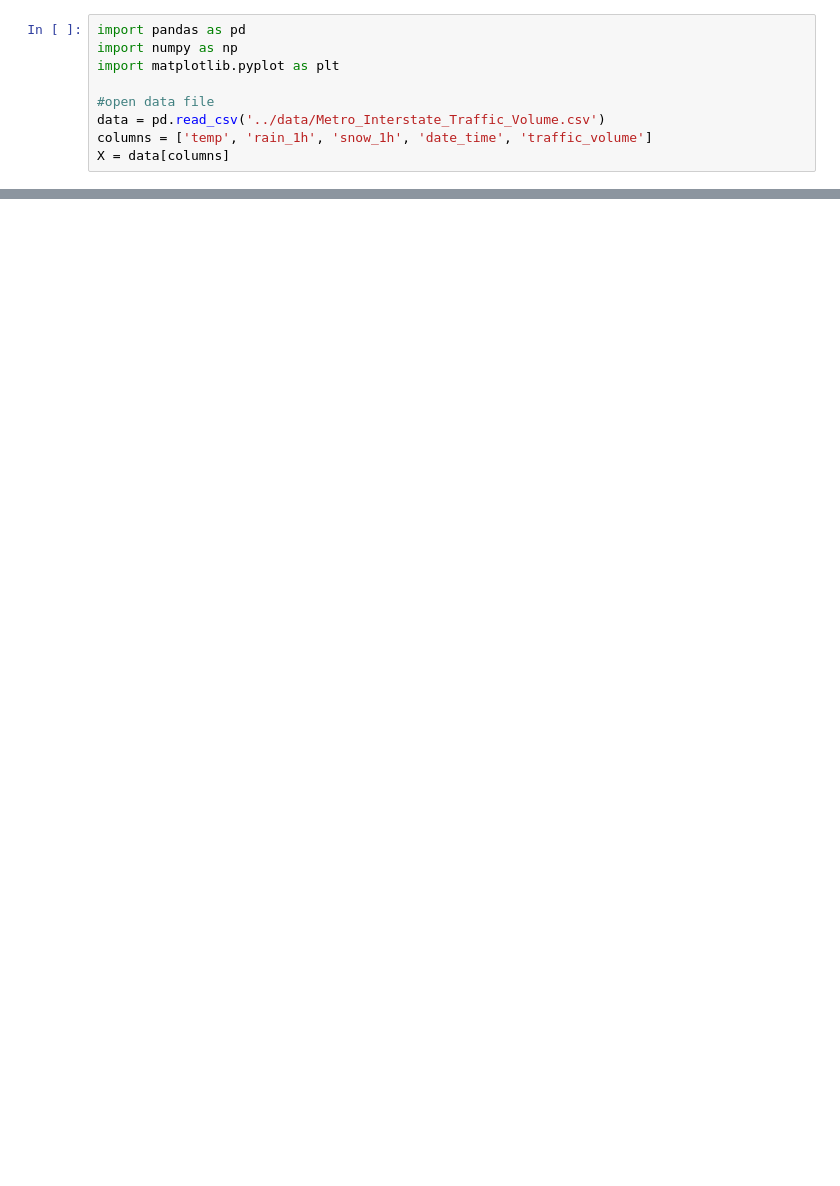
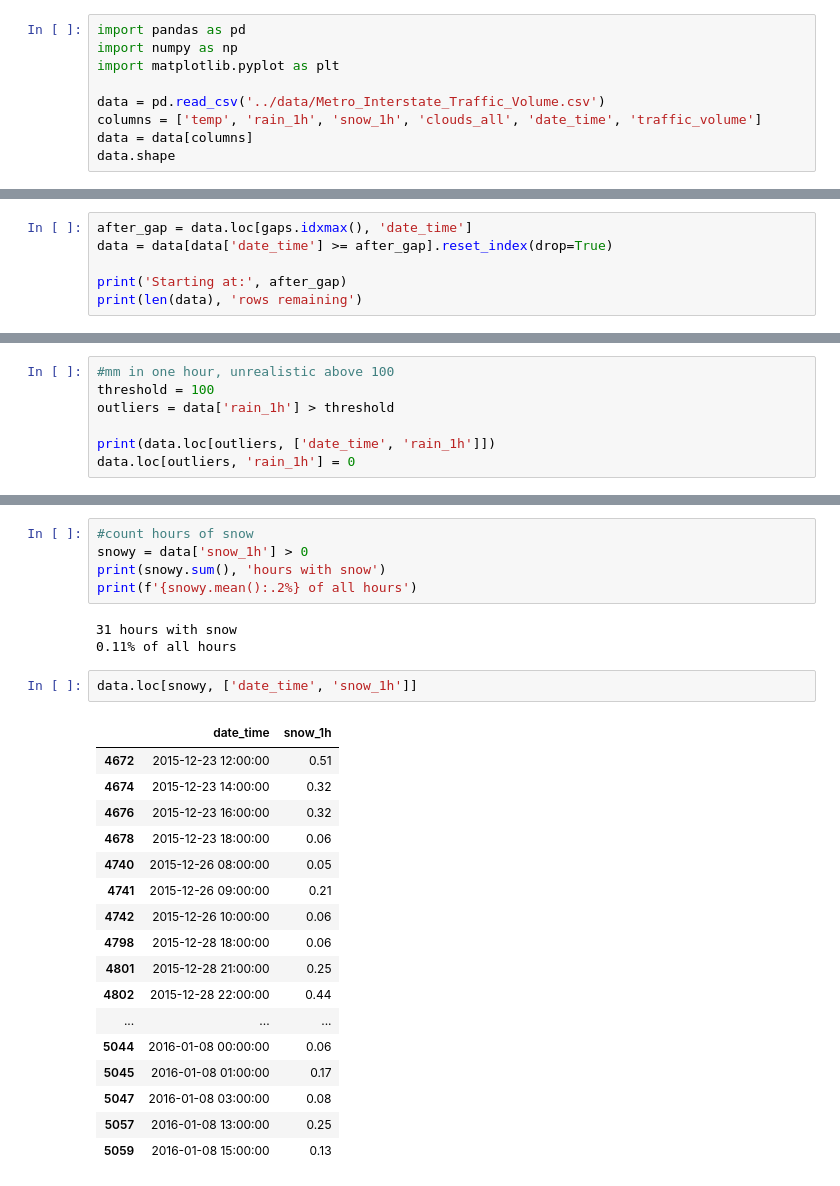
Before and after one commit to lalajalex/traffic-volume-prediction, a Jupyter notebook: notebooks/eda.ipynb, the cells around one changed output, grey strips where cells are left out. Drawn from its saved outputs; the diff is of its cells as text; blank space fills up the shorter version.

Commit message:
Completed data cleaning: temp, gap, duplicates, rain, snow, clouds, traffic volume

```diff
--- a/notebooks/eda.ipynb
+++ b/notebooks/eda.ipynb
@@ -3,7 +6,7 @@ import pandas as pd
 import numpy as np
 import matplotlib.pyplot as plt
 
-#open data file
 data = pd.read_csv('../data/Metro_Interstate_Traffic_Volume.csv')
-columns = ['temp', 'rain_1h', 'snow_1h', 'date_time', 'traffic_volume']
-X = data[columns]
+columns = ['temp', 'rain_1h', 'snow_1h', 'clouds_all', 'date_time', 'traffic_volume']
+data = data[columns]
+data.shape
@@ -59,0 +44,6 @@ plt.show()
+# %%
+after_gap = data.loc[gaps.idxmax(), 'date_time']
+data = data[data['date_time'] >= after_gap].reset_index(drop=True)
+
+print('Starting at:', after_gap)
+print(len(data), 'rows remaining')
@@ -59,0 +125,7 @@ plt.show()
+# %%
+#mm in one hour, unrealistic above 100
+threshold = 100
+outliers = data['rain_1h'] > threshold
+
+print(data.loc[outliers, ['date_time', 'rain_1h']])
+data.loc[outliers, 'rain_1h'] = 0
@@ -59,0 +163,28 @@ plt.show()
+# %%
+#count hours of snow
+snowy = data['snow_1h'] > 0
+print(snowy.sum(), 'hours with snow')
+print(f'{snowy.mean():.2%} of all hours')
+# %% [output]
+31 hours with snow
+0.11% of all hours
+# %%
+data.loc[snowy, ['date_time', 'snow_1h']]
+# %% [output]
+|  | date_time | snow_1h |
+| 4672 | 2015-12-23 12:00:00 | 0.51 |
+| 4674 | 2015-12-23 14:00:00 | 0.32 |
+| 4676 | 2015-12-23 16:00:00 | 0.32 |
+| 4678 | 2015-12-23 18:00:00 | 0.06 |
+| 4740 | 2015-12-26 08:00:00 | 0.05 |
+| 4741 | 2015-12-26 09:00:00 | 0.21 |
+| 4742 | 2015-12-26 10:00:00 | 0.06 |
+| 4798 | 2015-12-28 18:00:00 | 0.06 |
+| 4801 | 2015-12-28 21:00:00 | 0.25 |
+| 4802 | 2015-12-28 22:00:00 | 0.44 |
+| ... | ... | ... |
+| 5044 | 2016-01-08 00:00:00 | 0.06 |
+| 5045 | 2016-01-08 01:00:00 | 0.17 |
+| 5047 | 2016-01-08 03:00:00 | 0.08 |
+| 5057 | 2016-01-08 13:00:00 | 0.25 |
+| 5059 | 2016-01-08 15:00:00 | 0.13 |
```
Also changed, not shown: parts of 52 cells of this notebook, 1 other file.
